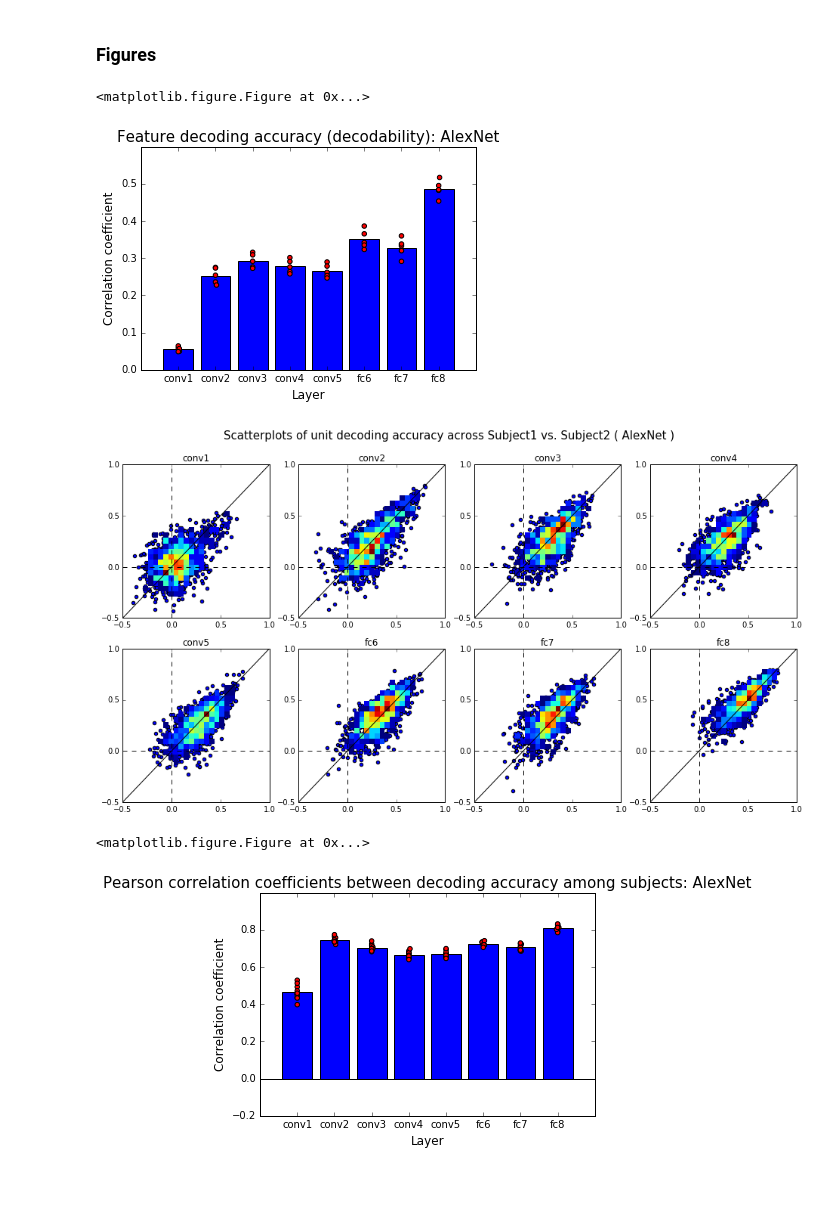
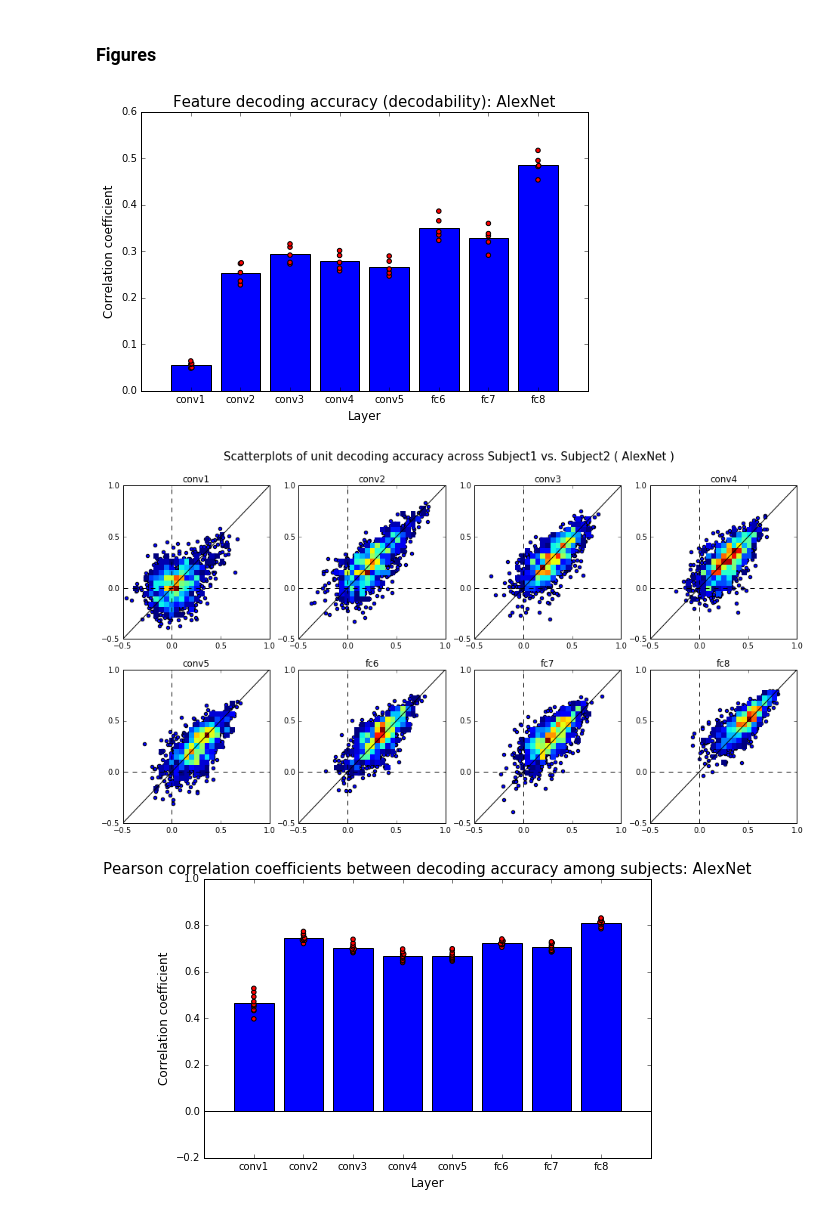
Before and after one commit to KamitaniLab/brain-decoding-datasets, a Jupyter notebook: demo_create_figure2.ipynb, the cells around one changed output. Cells and saved outputs as stored; diff of their text form; code cells hidden in the pictures; blank space fills up the shorter version.

```diff
--- a/demo_create_figure2.ipynb
+++ b/demo_create_figure2.ipynb
@@ -13,9 +11,9 @@ Unzip all zipped files after downloading.
 # %%
 # path to the unzipped files
-data_path   = '/home/mu/horikawa-t/toolbox/public/decodedDNN/'
+data_path = '../data/'
 
-# data load
-decoded_dnn = bdds.decodeddnn(data_path, verbose=False)
+# data initiation
+decoded_dnn = bdds.DecodedDNN(data_path, verbose=False)
 
 # Set parameters
 subjects = ['S1', 'S2', 'S3', 'S4', 'S5']
@@ -38,6 +36,7 @@ else:
 
 
 # Exract 'accuracy' data
+# If data not exists in data_path, download it from figshare.com
 n_layers = len(layers)
 acc_mean = []
 acc_data = {}
@@ -60,9 +59,9 @@ acc_each_subject = [ np.array(acc_each_subject_dict[layer]) for layer in layers
 ##
 
 ## plot
-plt.figure(figsize=(n_layers,5))
-beeswarm.beeswarm(acc_each_subject, method="swarm", s= 1, col='red',zorder=2 )
+fig = plt.figure(figsize=(n_layers,5))
 plt.bar(range(n_layers), acc_mean, tick_label=layers, align='center', zorder=1)
+beeswarm.beeswarm(acc_each_subject, method="swarm", ax=fig.axes[0], s= 1, col='red',zorder=2 )
 
 plt.ylim( [0.0,0.6])
 plt.xlim( [-1.0, n_layers])
@@ -71,8 +70,7 @@ plt.xlabel('Layer', fontsize=12)
 plt.ylabel('Correlation coefficient', fontsize=12)
 plt.show()
 # %% [output]
-<matplotlib.figure.Figure at 0x...>
-[figure, old version]
+[figure, new version]
 # %%
 # Figure 2b ( Scatterplots of unit decoding accuracy across two subjects )
 plot_range = [ -0.5, 1.0]
@@ -113,33 +111,32 @@ for layer in layers:
 
 plt.show()
 # %% [output]
-[figure, old version]
+[figure, new version]
 # %%
 # Figure 2c ( Pearson correlation coefficients between decoding accuracy among subjects )
 data = []
 mean_data = []
 n_subject = len(subjects)
 for layer in layers:
     acc_flat = np.array([ acc.flatten() for acc in acc_data[layer] ])
     corr = np.corrcoef(acc_flat)
     non_diag_elements = np.array([ corr[i,j] for i in range(n_subject) for j in range(i+1,n_subject) ])
     data.append( non_diag_elements )
     corr_mean = non_diag_elements.mean()
     mean_data.append(corr_mean)
 
-plt.figure(figsize=(n_layers,5))
-beeswarm.beeswarm(data, method="swarm", s= 1, col='red',zorder=2 )
+fig = plt.figure(figsize=(n_layers,5))
+plt.bar( range(n_layers), mean_data, tick_label=layers, align='center',zorder=1)
+beeswarm.beeswarm(data, method="swarm", ax=fig.axes[0], s= 1, col='red',zorder=2 )
 
-plt.bar( range(n_layers), mean_data, tick_label=layers, align='center',zorder=1)
 plt.hlines(0.0, -1.0,n_layers)
 
 plt.xlim( [-1.0, n_layers])
 plt.ylim( [ -0.2, 1.0 ])
 plt.title('Pearson correlation coefficients between decoding accuracy among subjects: ' + net, fontsize=15)
 plt.xlabel('Layer', fontsize=12)
 plt.ylabel('Correlation coefficient', fontsize=12)
 
 plt.show()
 # %% [output]
-<matplotlib.figure.Figure at 0x...>
-[figure, old version]
+[figure, new version]
```
Also changed, not shown: parts of 2 cells of this notebook.
